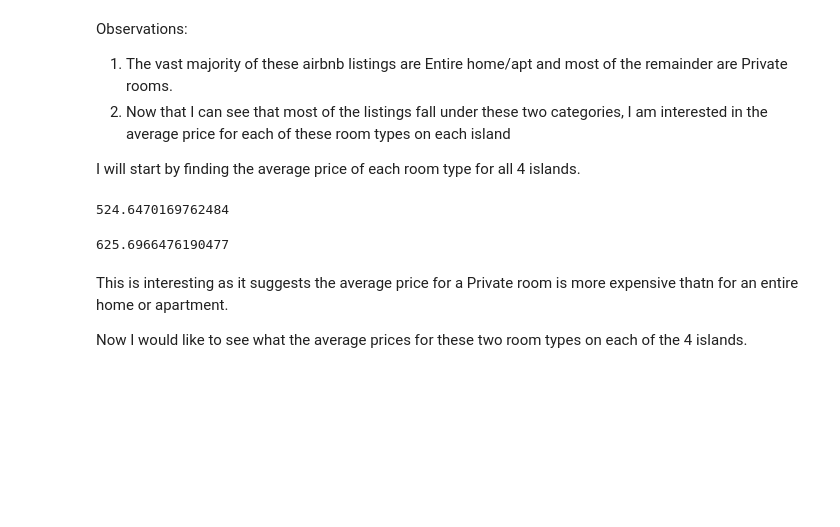
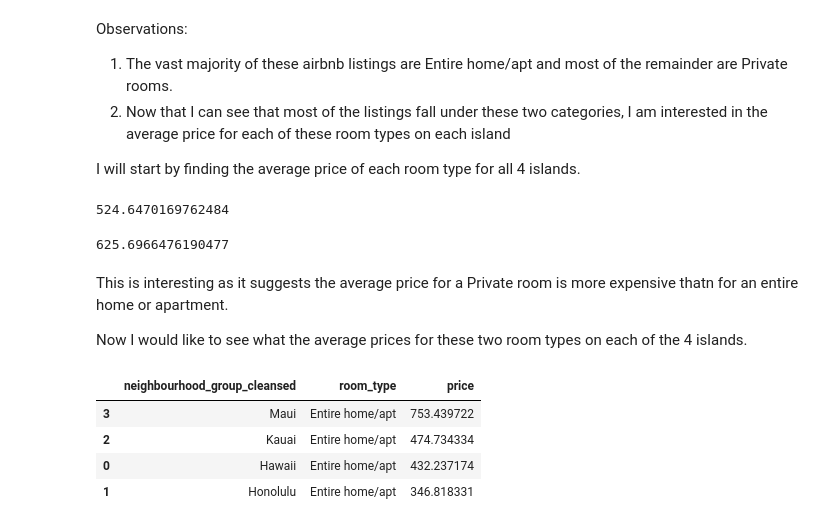
Before and after one commit to ubco-W2022T2-data301/project-group-group38, a Jupyter notebook: CB_EDA_Milestone3.ipynb, the cells around one changed output. Drawn from its saved outputs; the diff is of its cells as text; code cells hidden in the pictures; blank space fills up the shorter version.

```diff
--- a/CB_EDA_Milestone3.ipynb
+++ b/CB_EDA_Milestone3.ipynb
@@ -149,3 +149,13 @@ avg_price_Private_room
 This is interesting as it suggests the average price for a Private room is more expensive thatn for an entire home or apartment.
 
 Now I would like to see what the average prices for these two room types on each of the 4 islands.
+# %%
+avg_price_by_island = entire_home_df.groupby(['neighbourhood_group_cleansed', 'room_type'])['price'].mean()
+df_avg_price_by_island = pd.DataFrame(avg_price_by_island).reset_index().sort_values(by=['price'], ascending=False)
+df_avg_price_by_island
+# %% [output]
+|  | neighbourhood_group_cleansed | room_type | price |
+| 3 | Maui | Entire home/apt | 753.439722 |
+| 2 | Kauai | Entire home/apt | 474.734334 |
+| 0 | Hawaii | Entire home/apt | 432.237174 |
+| 1 | Honolulu | Entire home/apt | 346.818331 |
```
Also changed, not shown: parts of 6 cells of this notebook.
